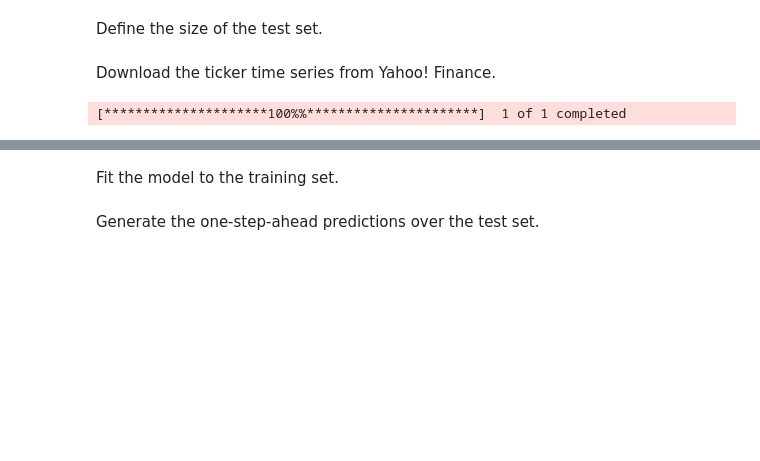
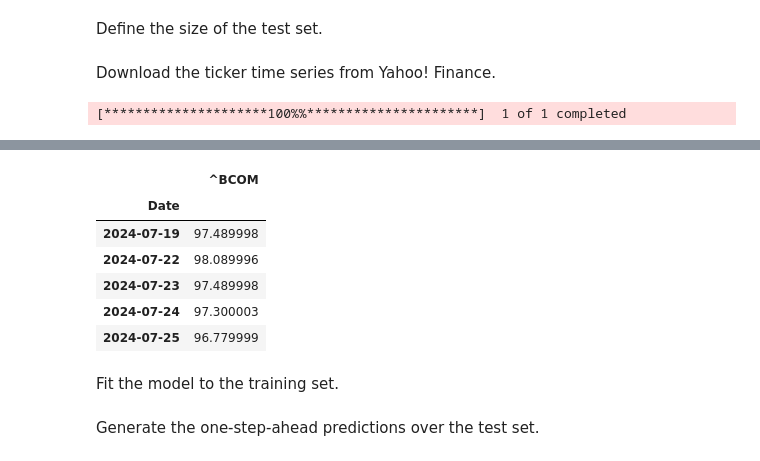
Before and after one commit to fg-research/blog, a Jupyter notebook: commodity-forecasting-forgan/commodity-forecasting-forgan.ipynb, the cells around one changed output, grey strips where cells are left out. Cells and saved outputs as stored; diff of their text form; code cells hidden in the pictures; blank space fills up the shorter version.

```diff
--- a/commodity-forecasting-forgan/commodity-forecasting-forgan.ipynb
+++ b/commodity-forecasting-forgan/commodity-forecasting-forgan.ipynb
@@ -260,3 +274,13 @@ dataset = dataset[["Close"]].rename(columns={"Close": ticker})
+# %%
+dataset.tail()
+# %% [output]
+|  | ^BCOM |
+| Date |  |
+| 2024-07-19 | 97.489998 |
+| 2024-07-22 | 98.089996 |
+| 2024-07-23 | 97.489998 |
+| 2024-07-24 | 97.300003 |
+| 2024-07-25 | 96.779999 |
 # %% [markdown]
 Fit the model to the training set.
 # %%
```
Also changed, not shown: parts of 5 cells of this notebook.
